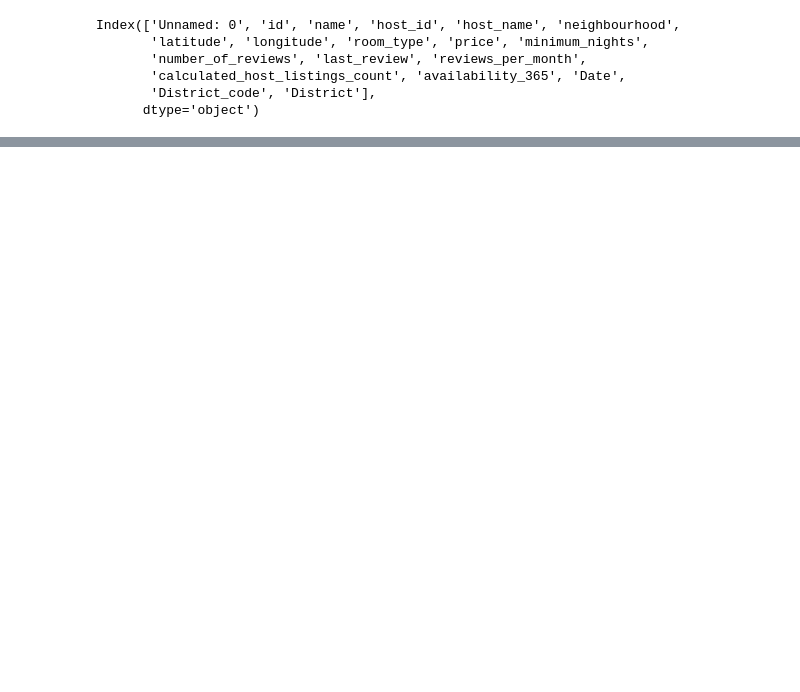
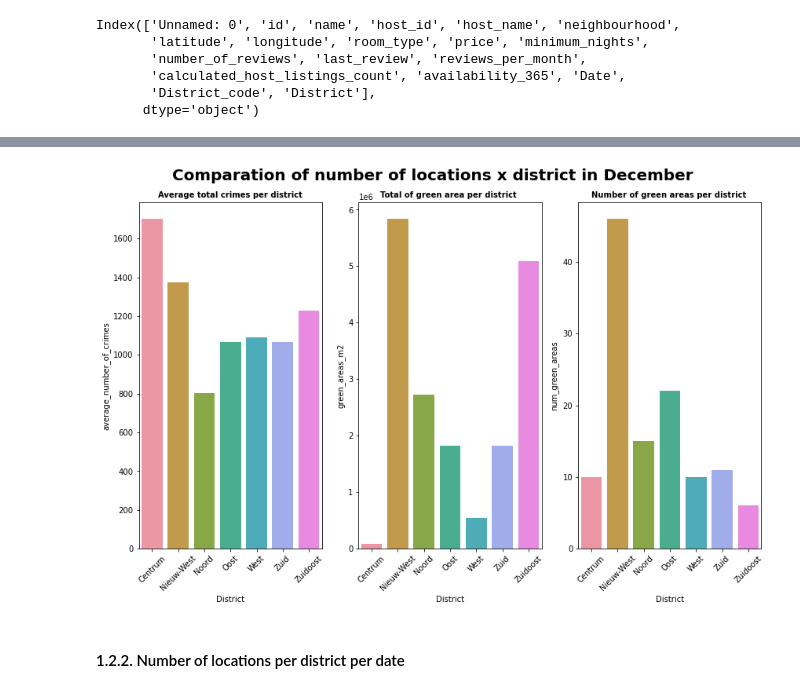
Before and after one commit to lauratll/Airbnb_Amsterdam_covid19, a Jupyter notebook: documentation/Amsterdam_Airbnb_Anlalysis.ipynb, the cells around one changed output, grey strips where cells are left out. Drawn from its saved outputs; the diff is of its cells as text; code cells hidden in the pictures; blank space fills up the shorter version.

```diff
--- a/documentation/Amsterdam_Airbnb_Anlalysis.ipynb
+++ b/documentation/Amsterdam_Airbnb_Anlalysis.ipynb
@@ -163,0 +215,5 @@ district_descriptors
+# %%
+descp_x_district= listings_with_descriptors.groupby("District").agg({"average_number_of_crimes":"mean","green_areas_m2":"mean",
+                                                   "num_green_areas":"mean"}).reset_index()
+
+descp_x_district
@@ -163,0 +229,34 @@ district_descriptors
+# %%
+fig, ax = plt.subplots(1,3,figsize = (12,8),sharex=True)
+
+fig.suptitle('Comparation of number of locations x district in December', size='20', fontweight='bold')
+
+ax[0].set_title('Average total crimes per district', size='10', fontweight='bold')
+
+sns.barplot(x = descp_x_district['District'],y = descp_x_district['average_number_of_crimes'], ax = ax[0])
+
+plt.sca(ax[0])
+plt.xticks(rotation=45)
+plt.tight_layout()
+
+
+
+ax[1].set_title('Total of green area per district ', size='10', fontweight='bold')
+
+sns.barplot(x = descp_x_district['District'],y = descp_x_district['green_areas_m2'],ax = ax[1])
+plt.sca(ax[1])
+plt.xticks(rotation=45)
+plt.tight_layout()
+
+ax[2].set_title('Number of green areas per district ', size='10', fontweight='bold')
+
+sns.barplot(x = descp_x_district['District'],y = descp_x_district['num_green_areas'], ax = ax[2])
+plt.sca(ax[2])
+plt.xticks(rotation=45)
+plt.tight_layout()
+
+plt.show()
+# %% [output]
+[figure, added]
+# %% [markdown]
+#### 1.2.2.  Number of locations per district per date
```
Also changed, not shown: parts of 119 cells of this notebook, 2 other files.
